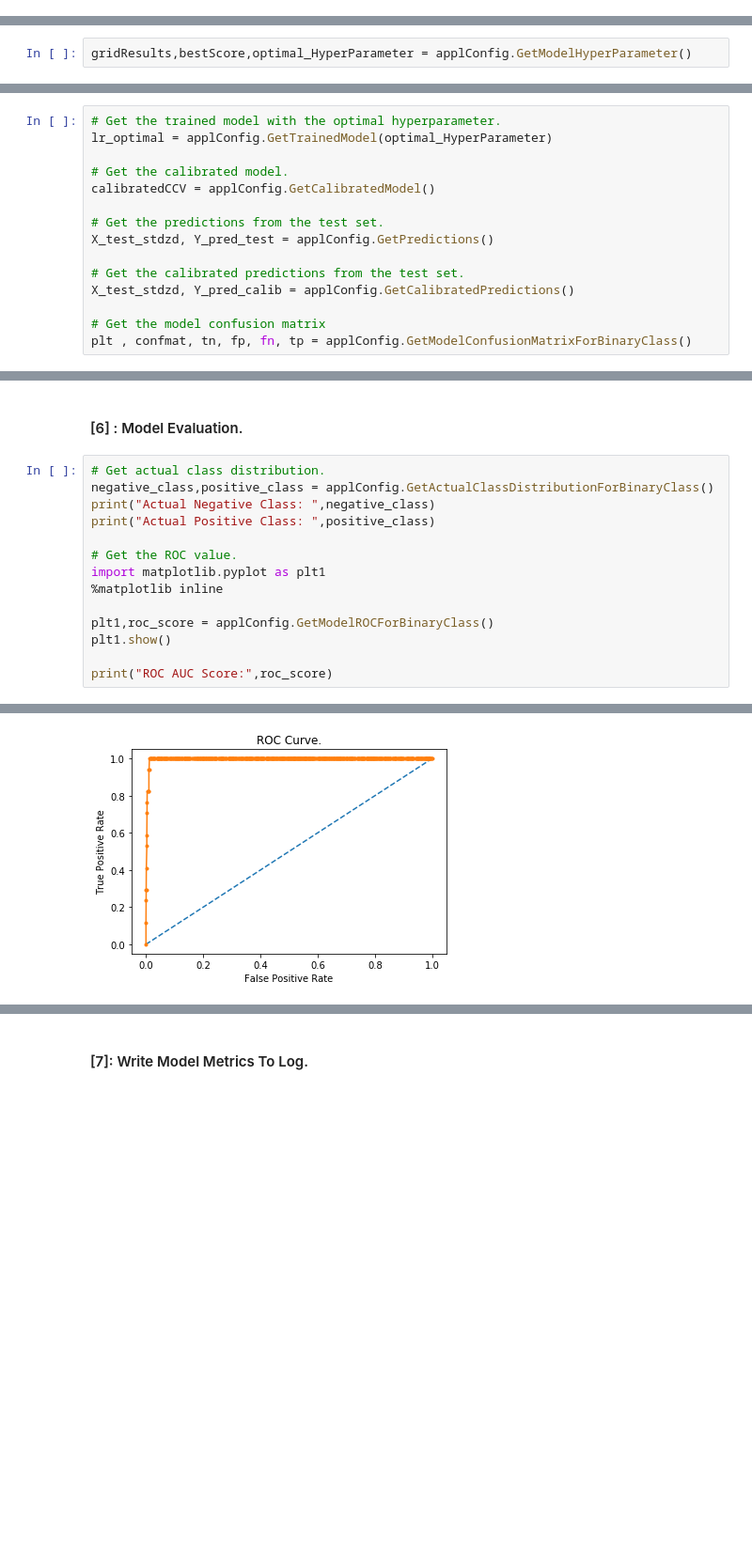
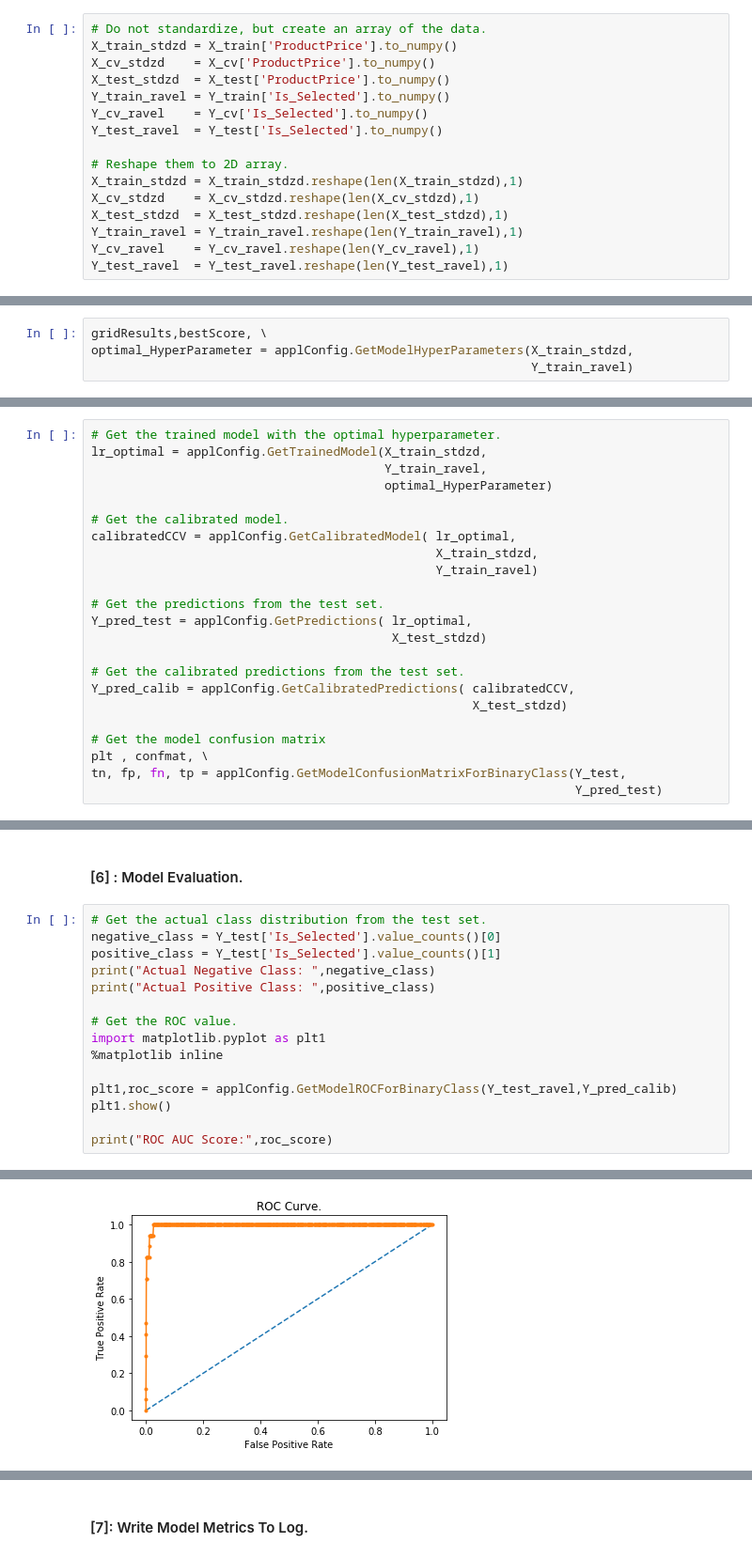
Before and after one commit to martinrayen/MachineLearning-PythonBasics, a Jupyter notebook: POC.ipynb, the cells around one changed output, grey strips where cells are left out. Shown: that part at 94% size. Cells and saved outputs as stored; diff of their text form; blank space fills up the shorter version.

```diff
--- a/POC.ipynb
+++ b/POC.ipynb
@@ -162,46 +169,73 @@ pklTrainedStandardizer = applConfig.PickleTrainedObject('TN',normalizer)
 print(pklTrainedStandardizer)
 # %% [output]
 C:\Users\HP\DevEnv\Projects\VendorSelection\VendorRanking_POC\TrainedModel\trainedStandardizer_1001
+# %%
+# Do not standardize, but create an array of the data.
+X_train_stdzd = X_train['ProductPrice'].to_numpy()
+X_cv_stdzd    = X_cv['ProductPrice'].to_numpy()
+X_test_stdzd  = X_test['ProductPrice'].to_numpy()
+Y_train_ravel = Y_train['Is_Selected'].to_numpy()
+Y_cv_ravel    = Y_cv['Is_Selected'].to_numpy()
+Y_test_ravel  = Y_test['Is_Selected'].to_numpy()
+
+# Reshape them to 2D array.
+X_train_stdzd = X_train_stdzd.reshape(len(X_train_stdzd),1)
+X_cv_stdzd    = X_cv_stdzd.reshape(len(X_cv_stdzd),1)
+X_test_stdzd  = X_test_stdzd.reshape(len(X_test_stdzd),1)
+Y_train_ravel = Y_train_ravel.reshape(len(Y_train_ravel),1)
+Y_cv_ravel    = Y_cv_ravel.reshape(len(Y_cv_ravel),1)
+Y_test_ravel  = Y_test_ravel.reshape(len(Y_test_ravel),1)
 # %% [markdown]
 #### [4]: Hyper-parameter Tuning :
 # %%
-gridResults,bestScore,optimal_HyperParameter = applConfig.GetModelHyperParameter()
+gridResults,bestScore, \
+optimal_HyperParameter = applConfig.GetModelHyperParameters(X_train_stdzd,
+                                                            Y_train_ravel)
 # %% [markdown]
 #### [5]: Model training.
 # %%
 # Get the trained model with the optimal hyperparameter.
-lr_optimal = applConfig.GetTrainedModel(optimal_HyperParameter)
+lr_optimal = applConfig.GetTrainedModel(X_train_stdzd,
+                                        Y_train_ravel,
+                                        optimal_HyperParameter)
 
 # Get the calibrated model.
-calibratedCCV = applConfig.GetCalibratedModel()
+calibratedCCV = applConfig.GetCalibratedModel( lr_optimal,
+                                               X_train_stdzd,
+                                               Y_train_ravel)
 
 # Get the predictions from the test set.
-X_test_stdzd, Y_pred_test = applConfig.GetPredictions()
+Y_pred_test = applConfig.GetPredictions( lr_optimal,
+                                         X_test_stdzd)
 
 # Get the calibrated predictions from the test set.
-X_test_stdzd, Y_pred_calib = applConfig.GetCalibratedPredictions()
+Y_pred_calib = applConfig.GetCalibratedPredictions( calibratedCCV,
+                                                    X_test_stdzd)
 
 # Get the model confusion matrix
-plt , confmat, tn, fp, fn, tp = applConfig.GetModelConfusionMatrixForBinaryClass()
+plt , confmat, \
+tn, fp, fn, tp = applConfig.GetModelConfusionMatrixForBinaryClass(Y_test,
+                                                                  Y_pred_test)
 # %% [output]
 [figure]
 # %% [markdown]
 #### [6] : Model Evaluation.
 # %%
-# Get actual class distribution.
-negative_class,positive_class = applConfig.GetActualClassDistributionForBinaryClass()
+# Get the actual class distribution from the test set.
+negative_class = Y_test['Is_Selected'].value_counts()[0]
+positive_class = Y_test['Is_Selected'].value_counts()[1]
 print("Actual Negative Class: ",negative_class)
 print("Actual Positive Class: ",positive_class)
 
 # Get the ROC value.
 import matplotlib.pyplot as plt1
 %matplotlib inline
 
-plt1,roc_score = applConfig.GetModelROCForBinaryClass()
+plt1,roc_score = applConfig.GetModelROCForBinaryClass(Y_test_ravel,Y_pred_calib)
 plt1.show()
 
 print("ROC AUC Score:",roc_score)
 # %% [output]
 Actual Negative Class:  1663
 Actual Positive Class:  17
-[figure, old version]
+[figure, new version]
```
Also changed, not shown: parts of 13 cells of this notebook, 1 other file.
